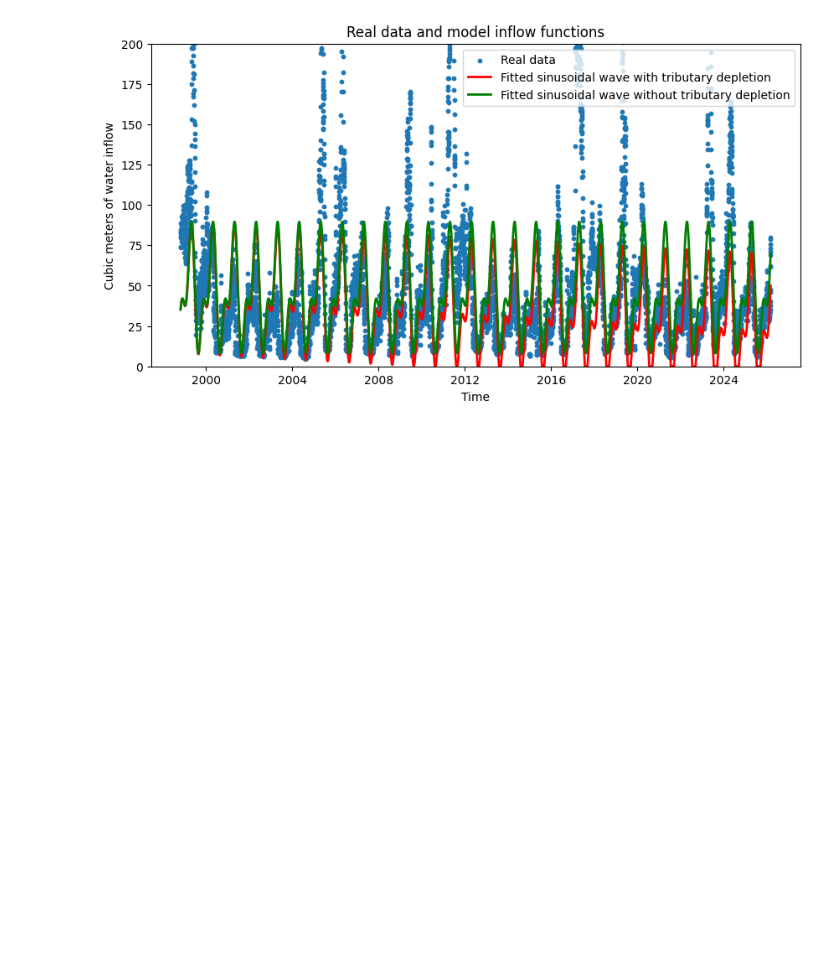
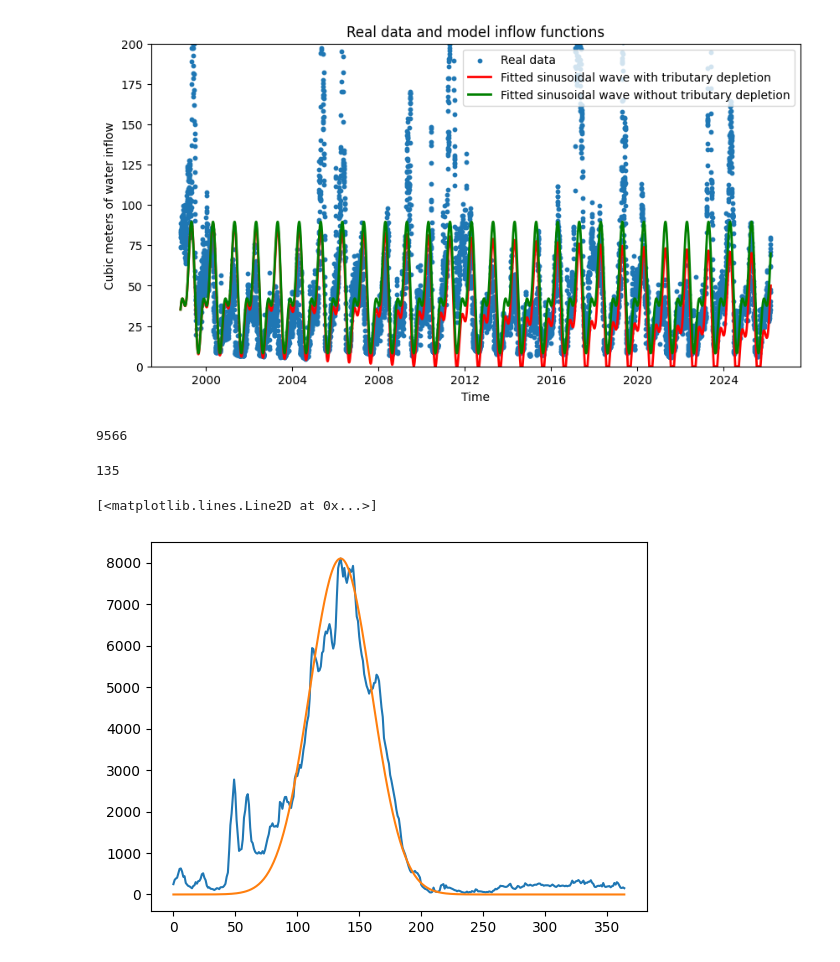
Before and after one commit to danilomcmaster/GSLModel, a Jupyter notebook: inflow.ipynb, the cells around one changed output. Saved outputs shown, nothing was run; the diff lists cells and outputs as text; code cells hidden in the pictures; blank space fills up the shorter version.

```diff
--- a/inflow.ipynb
+++ b/inflow.ipynb
@@ -139,3 +140,30 @@ plt.savefig('images/inflow.png')
 plt.show()
 # %% [output]
 [figure]
+# %%
+df_2000 = df[df["time"] >= "2000-01-01"].copy()
+len(df_2000)
+# %% [output]
+9566
+# %%
+df_2000.set_index(np.arange(9566), inplace=True)
+# %%
+df_2000["day"] = np.mod(np.arange(9566), 365)
+# %%
+days_dict = {}
+vars = df_2000[["value", "day"]].groupby("day").var().values
+means = df_2000[["value", "day"]].groupby("day").mean().values
+for i in range(365):
+    days_dict[i] = {"mean": means[i][0], "var": vars[i][0]}
+sim_df = pd.DataFrame(days_dict).T
+# %%
+plt.plot(sim_df["var"])
+print(np.argmax(sim_df["var"]))
+domain = np.arange(365)
+pdf_vals = stats.norm.pdf(domain, 125, 25)
+scale = np.max(sim_df["var"]) / np.max(pdf_vals)
+plt.plot(domain, scale*stats.norm.pdf(domain, 135, 25))
+# %% [output]
+135
+[<matplotlib.lines.Line2D at 0x...>]
+[figure, added]
```
Also changed, not shown: parts of 28 cells of this notebook.
